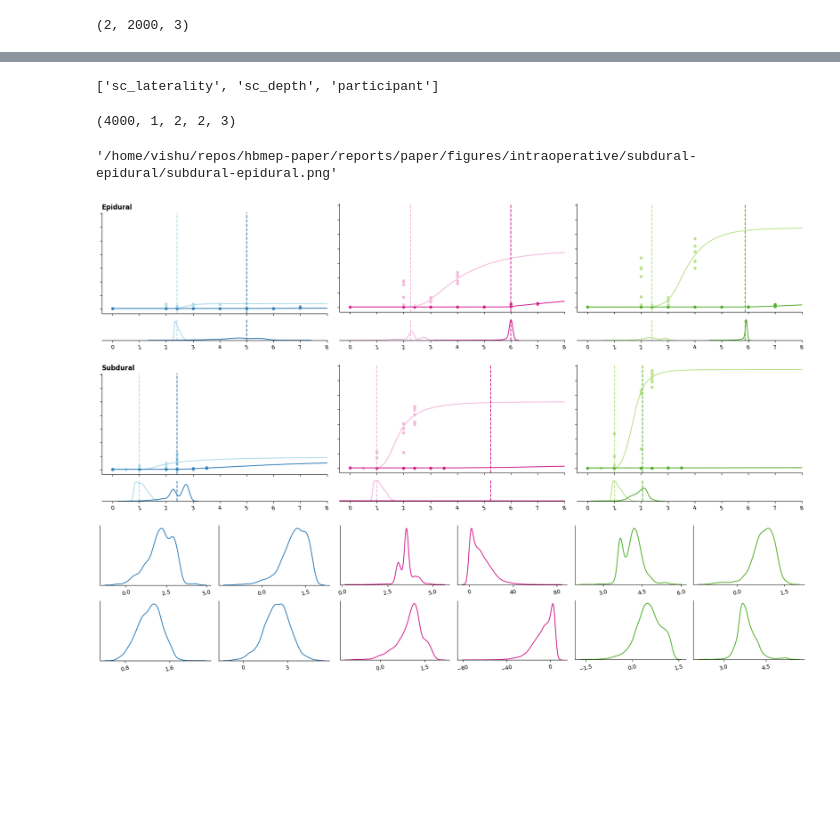
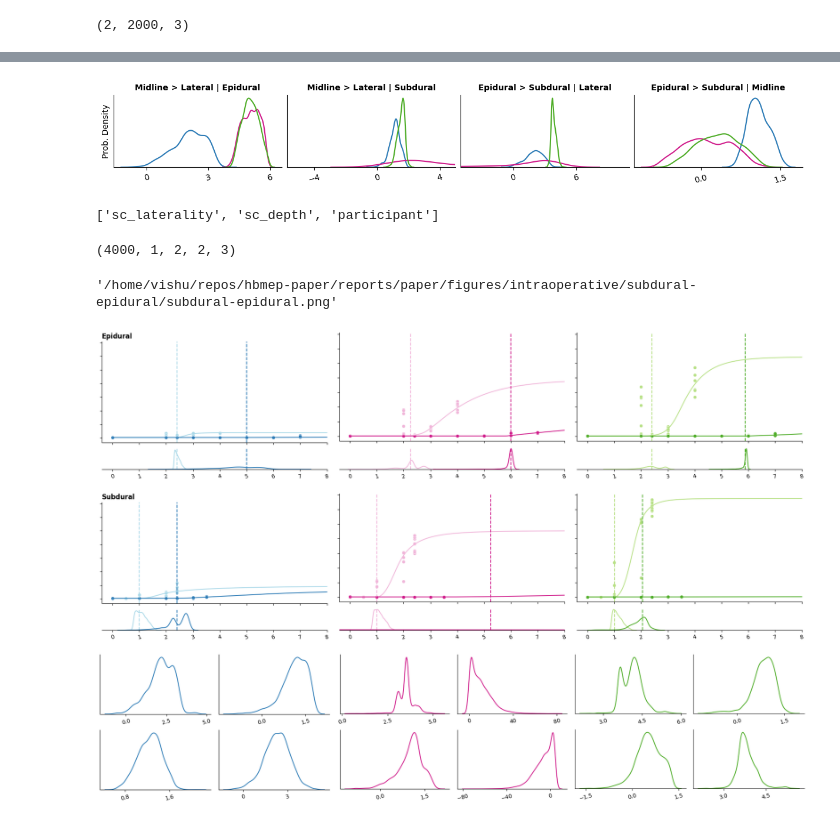
Before and after one commit to hbmep/hbmep-paper, a Jupyter notebook: notebooks/paper/intraoperative/subdural-epidural/figure.ipynb, the cells around one changed output, grey strips where cells are left out. Saved outputs shown, nothing was run; the diff lists cells and outputs as text; code cells hidden in the pictures; blank space fills up the shorter version.

```diff
--- a/notebooks/paper/intraoperative/subdural-epidural/figure.ipynb
+++ b/notebooks/paper/intraoperative/subdural-epidural/figure.ipynb
@@ -289,0 +294,13 @@ a_adj = a_map + a_map_offset
+# %%
+response_colors = {
+    0: {
+        0: (0.6706, 0.8510, 0.9137),
+        1: (0.9451, 0.7137, 0.8549),
+        2: (0.7216, 0.8824, 0.5255)
+    },
+    1: {
+        0: (0.1725, 0.4824, 0.7137),
+        1: (0.8157, 0.1098, 0.5451),
+        2: (0.3020, 0.6745, 0.1490)
+    }
+}
@@ -458,0 +444,84 @@ figure.savefig(dest, dpi=600)
+# %%
+from matplotlib.pyplot import axis
+
+
+response = ['Triceps', 'APB', 'ADM']
+axis_label_size = 10
+
+""" Plot """
+nrows, ncols = 1, 4
+fig, axes = plt.subplots(nrows=nrows, ncols=ncols, figsize=(3 * ncols, 1.8 * nrows), squeeze=False, constrained_layout=True)
+
+for muscle_ind in range(model.n_response):
+    for depth, depth_name in [(0, "Epidural"), (1, "Subdural")]:
+        ax = axes[0, depth]
+        samples = a[:, 0, depth, 0, muscle_ind] - a[:, 0, depth, 1, muscle_ind]
+        sns.kdeplot(samples, ax=ax, color=response_colors[1][muscle_ind])
+        prob = (samples > 0).mean()
+        ax.set_title(f"Midline > Lateral | {depth_name}", fontweight="bold", size=axis_label_size)
+
+    for side, side_name in [(0, "Lateral"), (1, "Midline")]:
+        ax = axes[0, 2 + side]
+        samples = a[:, 0, 0, side, muscle_ind] - a[:, 0, 1, side, muscle_ind]
+        sns.kdeplot(samples, ax=ax, color=response_colors[1][muscle_ind])
+        prob = (samples > 0).mean()
+        ax.set_title(f"Epidural > Subdural | {side_name}", fontweight="bold", size=axis_label_size)
+
+for i in range(nrows):
+    for j in range(ncols):
+        ax = axes[i, j]
+        sides = ['right', 'top']
+        for side in sides:
+            ax.spines[side].set_visible(False)
+        ax.tick_params(
+            axis='both',
+            which='both',
+            left=False,
+            bottom=True,
+            right=False,
+            top=False,
+            labelleft=False,
+            labelbottom=True,
+            labelright=False,
+            labeltop=False,
+            labelrotation=15
+        )
+        ax.set_ylabel("")
+        ax.xaxis.set_major_locator(plt.MaxNLocator(3))
+
+ax = axes[0, 0]
+ax.set_ylabel("Prob. Density", size=axis_label_size)
+ax = axes[0, 1]
+ax.set_xlim(right=5)
+ax = axes[0, 2]
+ax.set_xlim(left=-5)
+
+#         if i in [1, 3]:
+#             ax.tick_params(
+#                 axis='both',
+#                 which='both',
+#                 left=False,
+#                 labelleft=False,
+#             )
+#             if j == 0: ax.set_ylabel("Prob. Density", size=axis_label_size)
+#             if j == 0: ax.set_xlabel("Threshold (mA)", size=axis_label_size)
+
+# for j in range(model.n_response):
+#     ax = axes[0, j]
+#     ax.set_title(response[j], fontweight="bold", size=axis_label_size)
+
+# ax = axes[0, 0]
+# ax.set_xlim(left=-.5)
+# ax.text(-.3, 2.7, "Epidural", size=10, ha="left", va="center", fontweight="bold")
+# ax = axes[2, 0]
+# ax.text(-.3, 10.1, "Subdural", size=10, ha="left", va="center", fontweight="bold")
+
+fig.align_xlabels()
+fig.align_ylabels()
+
+dest = "/home/vishu/sub2.svg"
+fig.savefig(dest, dpi=600)
+dest = "/home/vishu/sub2.png"
+fig.savefig(dest, dpi=600)
+logger.info(f"Saved figure to {dest}")
+# %% [output]
@@ -459,3 +529,4 @@ figure.savefig(dest, dpi=600)
+[figure, added]
 # %%
 model.combination_columns
 # %% [output]
```
Also changed, not shown: parts of 13 cells of this notebook, 8 other files.
